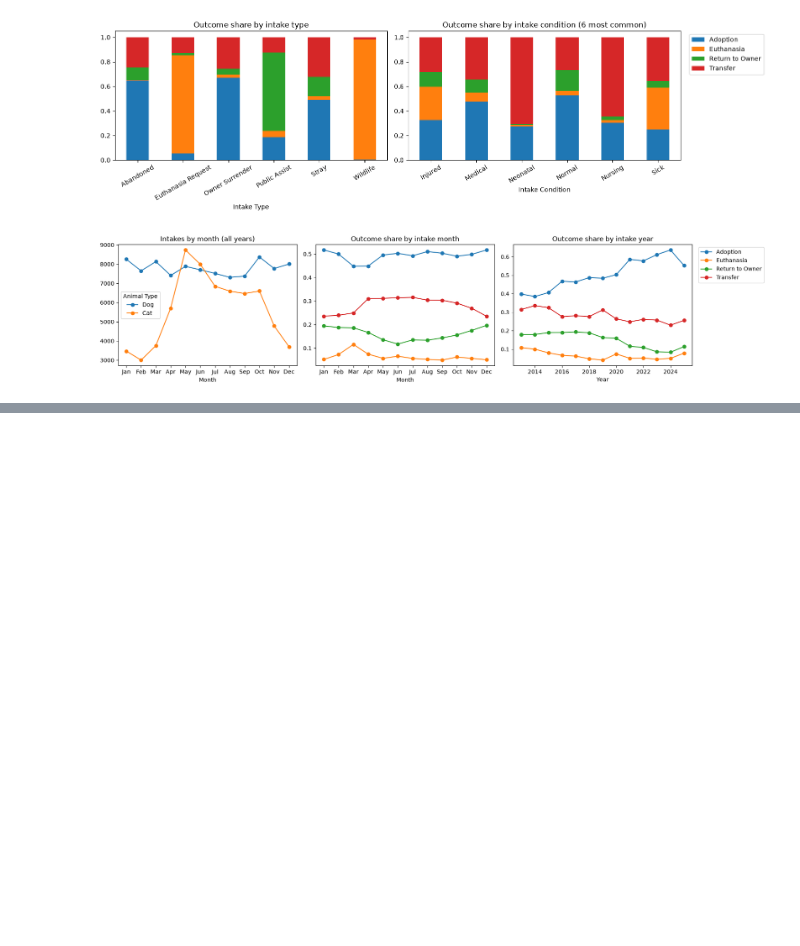
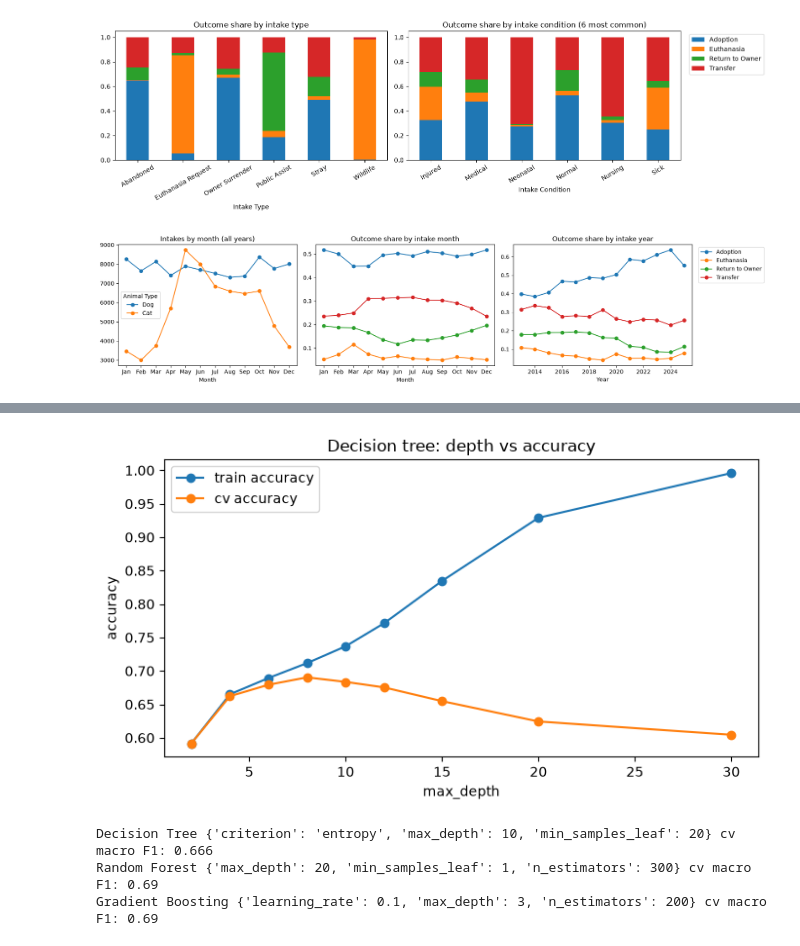
Before and after one commit to JonahBlackmon/machine_learning_final, a Jupyter notebook: project.ipynb, the cells around one changed output, grey strips where cells are left out. Cells and saved outputs as stored; diff of their text form; code cells hidden in the pictures; blank space fills up the shorter version.

```diff
--- a/project.ipynb
+++ b/project.ipynb
@@ -222,0 +290,35 @@ KeyError: "['Multi Color', 'Found In Austin', 'Primary Color'] not in index"
+# %%
+depths = [2, 4, 6, 8, 10, 12, 15, 20, 30]
+train_scores, cv_scores = [], []
+for depth in depths:
+    scores = cross_validate(DecisionTreeClassifier(max_depth=depth, random_state=0),
+                            X_small, y_small, cv=5, return_train_score=True, n_jobs=-1)
+    train_scores.append(scores["train_score"].mean())
+    cv_scores.append(scores["test_score"].mean())
+
+plt.figure(figsize=(7, 4))
+plt.plot(depths, train_scores, marker="o", label="train accuracy")
+plt.plot(depths, cv_scores, marker="o", label="cv accuracy")
+plt.xlabel("max_depth"); plt.ylabel("accuracy"); plt.title("Decision tree: depth vs accuracy")
+plt.legend(); plt.tight_layout(); plt.show()
+# %% [output]
+[figure, added]
+# %%
+dt_grid = GridSearchCV(DecisionTreeClassifier(random_state=0),
+    {"max_depth": [5, 10, 15, 20, None], "min_samples_leaf": [1, 5, 20, 50], "criterion": ["gini", "entropy"]},
+    cv=5, scoring="f1_macro", n_jobs=-1).fit(X_small, y_small)
+
+rf_grid = GridSearchCV(RandomForestClassifier(random_state=0),
+    {"n_estimators": [100, 300], "max_depth": [10, 20, None], "min_samples_leaf": [1, 5]},
+    cv=5, scoring="f1_macro", n_jobs=-1).fit(X_small, y_small)
+
+gb_grid = GridSearchCV(GradientBoostingClassifier(random_state=0),
+    {"n_estimators": [100, 200], "learning_rate": [0.05, 0.1], "max_depth": [3, 5]},
+    cv=3, scoring="f1_macro", n_jobs=-1).fit(X_small, y_small)
+
+for name, grid in [("Decision Tree", dt_grid), ("Random Forest", rf_grid), ("Gradient Boosting", gb_grid)]:
+    print(name, grid.best_params_, "cv macro F1:", round(grid.best_score_, 3))
+# %% [output]
+Decision Tree {'criterion': 'entropy', 'max_depth': 10, 'min_samples_leaf': 20} cv macro F1: 0.666
+Random Forest {'max_depth': 20, 'min_samples_leaf': 1, 'n_estimators': 300} cv macro F1: 0.69
+Gradient Boosting {'learning_rate': 0.1, 'max_depth': 3, 'n_estimators': 200} cv macro F1: 0.69
```
Also changed, not shown: parts of 13 cells of this notebook.
